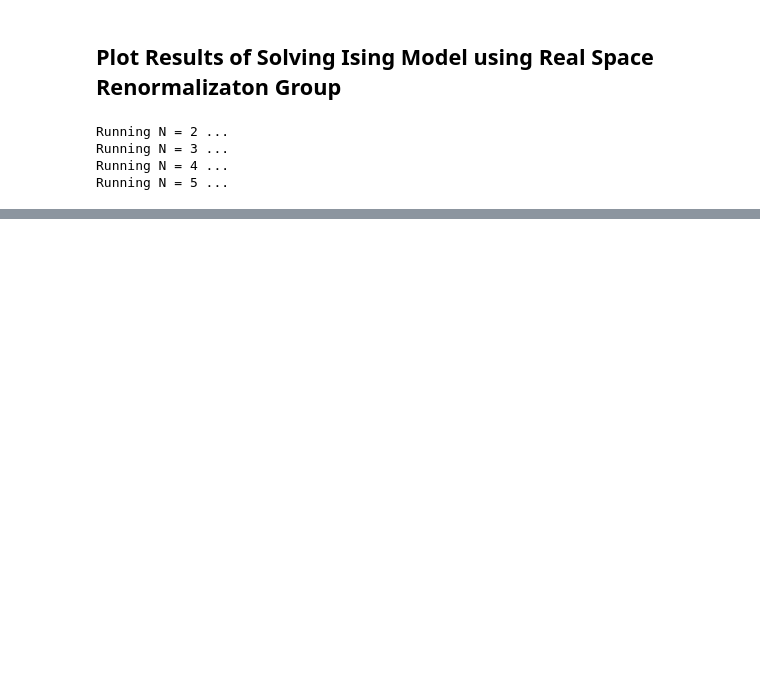
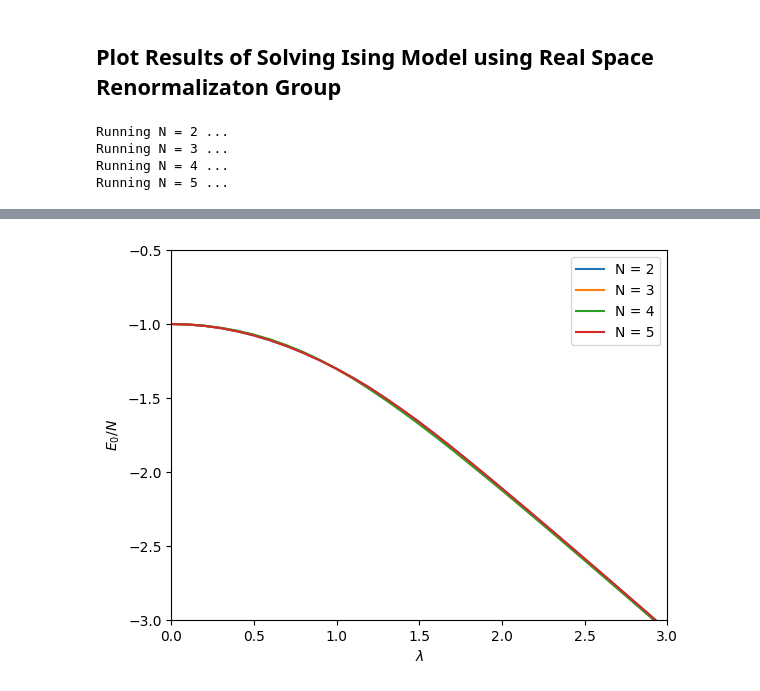
Before and after one commit to jchryssanthacopoulos/quantum_information, a Jupyter notebook: assignment_8/src/plot_rsrg_ising.ipynb, the cells around one changed output, grey strips where cells are left out. Saved outputs shown, nothing was run; the diff lists cells and outputs as text; code cells hidden in the pictures; blank space fills up the shorter version.

```diff
--- a/assignment_8/src/plot_rsrg_ising.ipynb
+++ b/assignment_8/src/plot_rsrg_ising.ipynb
@@ -66,0 +92,13 @@ plt.plot(lam, max_iterations, "rx-")
+# %%
+plt.plot(lam, gs_energy[0], label="N = 2")
+plt.plot(lam, gs_energy[1], label="N = 3")
+plt.plot(lam, gs_energy[2], label="N = 4")
+plt.plot(lam, gs_energy[0], label="N = 5")
+plt.xlabel("$\lambda$")
+plt.ylabel("$E_0/N$")
+plt.xlim([0, 3])
+plt.ylim([-3, -0.5])
+plt.legend()
+plt.savefig(f"{plot_dir}{os.sep}energy_vs_lambda_different_N.pdf", format="pdf", bbox_inches="tight")
+# %% [output]
+[figure, added]
```
Also changed, not shown: parts of 5 cells of this notebook, 4 other files.
